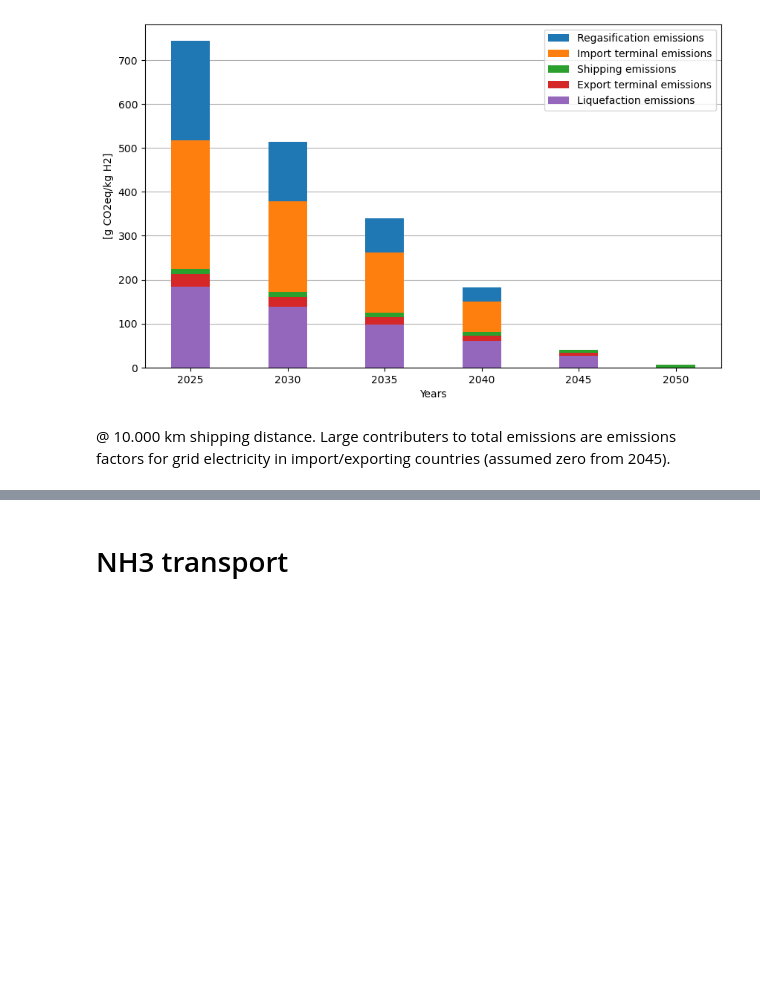
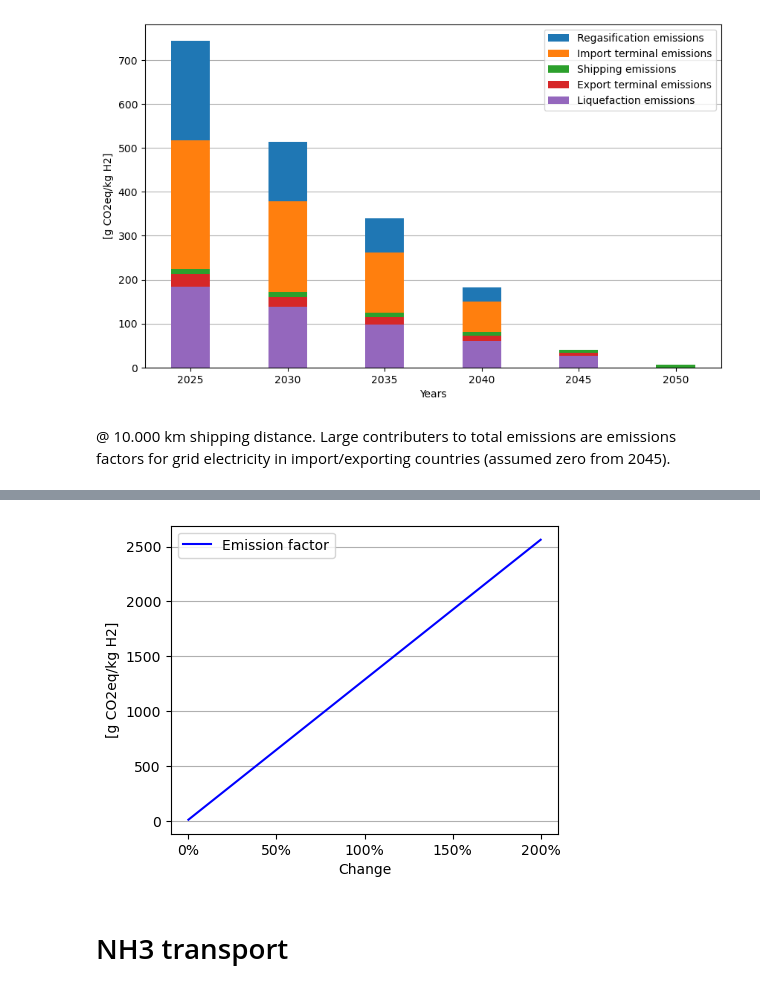
Before and after one commit to ReuterJakob/H2_pathways_repo, a Jupyter notebook: notebooks/Emissions/Transport emissions.ipynb, the cells around one changed output, grey strips where cells are left out. Cells and saved outputs as stored; diff of their text form; code cells hidden in the pictures; blank space fills up the shorter version.

Commit message:
updated sensi

```diff
--- a/notebooks/Emissions/Transport emissions.ipynb
+++ b/notebooks/Emissions/Transport emissions.ipynb
@@ -705,0 +791,4 @@ plt.show()
+# %%
+lh2_transport_sensi= pd.DataFrame(sensitivity, index= range(21), columns=['LH2 transport emission [g CO2eq/kg H2]'])
+lh2_transport_sensi.index.name = 'Electricity emission factor change in %'
+lh2_transport_sensi_EF
@@ -706,3 +818,30 @@ plt.show()
+# %%
+import matplotlib.ticker as mtick
+
+fig, ax = plt.subplots(figsize=(5,4))
+#plt.subplot(1,2,1)
+
+
+plt.plot(lh2_transport_sensi, color='blue', linestyle='solid', label = 'Emission factor')
+#plt.plot(lcoh_ngr_sensi_P_Co2, color='dodgerblue',linestyle='-', label = 'CO2 price')
+#plt.plot(lcoh_ngr_sensi_P_CCS, color='royalblue',linestyle='-', label = 'CCS cost')
+plt.grid(True, axis='y')
+#plt.grid(True, axis='x')
+ax.set_axisbelow(True)
+ax.xaxis.set_major_formatter(mtick.PercentFormatter(10, decimals=None))
+plt.locator_params(axis='x', nbins=5)
+plt.ylabel('[g CO2eq/kg H2]')
+plt.xlabel('Change')
+plt.legend()
+
+
+
+title = 'LH2_EF_sensi'
+#plt.savefig(path_plt + title + '.png', transparent=True)
+
+plt.show()
+# %% [output]
+[figure, added]
 # %% [markdown]
 # NH3 transport
 # %% [markdown]
```
Also changed, not shown: parts of 44 cells of this notebook, 3 other files.
